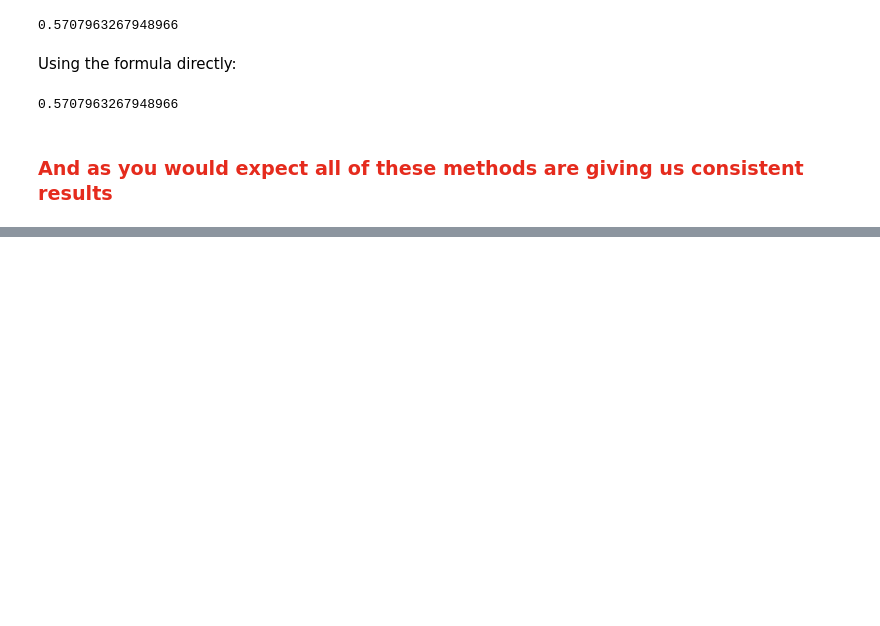
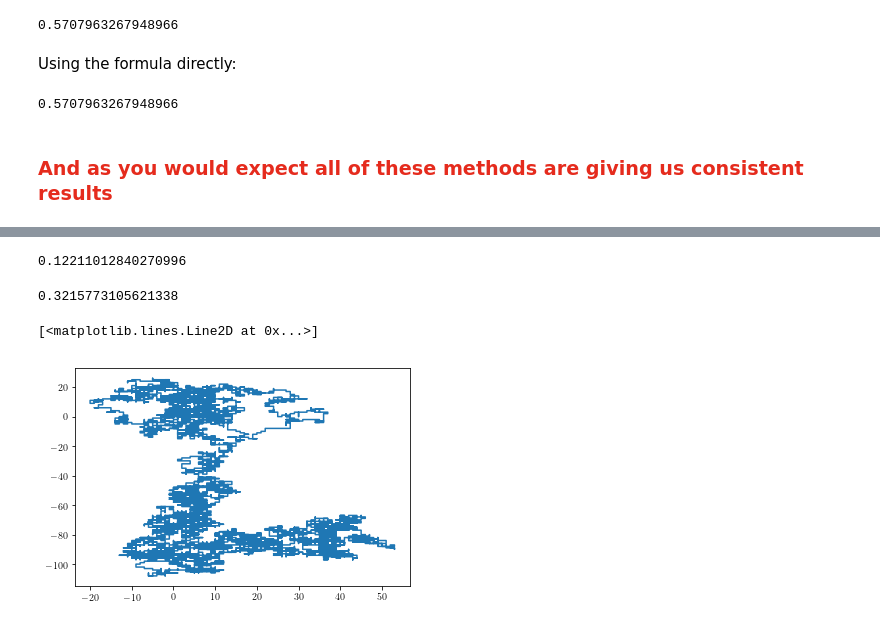
Before and after one commit to abtinshahidi/Foundation_applied_machine_learning, a Jupyter notebook: notebooks/week3/week3.ipynb, the cells around one changed output, grey strips where cells are left out. Saved outputs shown, nothing was run; the diff lists cells and outputs as text; code cells hidden in the pictures; blank space fills up the shorter version.

```diff
--- a/notebooks/week3/week3.ipynb
+++ b/notebooks/week3/week3.ipynb
@@ -500,0 +608,28 @@ np.pi/2-1
+# %%
+ti=time()
+positions= random_walk_2d(100000)
+print(time()-ti)
+# %% [output]
+0.12211012840270996
+# %%
+s = Space()
+walker= Normal_walker()
+origin=position(0,0)
+s.addWalker(walker, origin)
+
+
+ti=time()
+walklist=walk(s, walker, 100000, log_pos=True)
+print(time()-ti)
+
+x_l,y_l=[],[]
+for x,y in walklist:
+    x_l.append(x)
+    y_l.append(y)
+# %% [output]
+0.3215773105621338
+# %%
+plt.plot(x_l, y_l)
+# %% [output]
+[<matplotlib.lines.Line2D at 0x...>]
+[figure, added]
```
Also changed, not shown: parts of 51 cells of this notebook.
